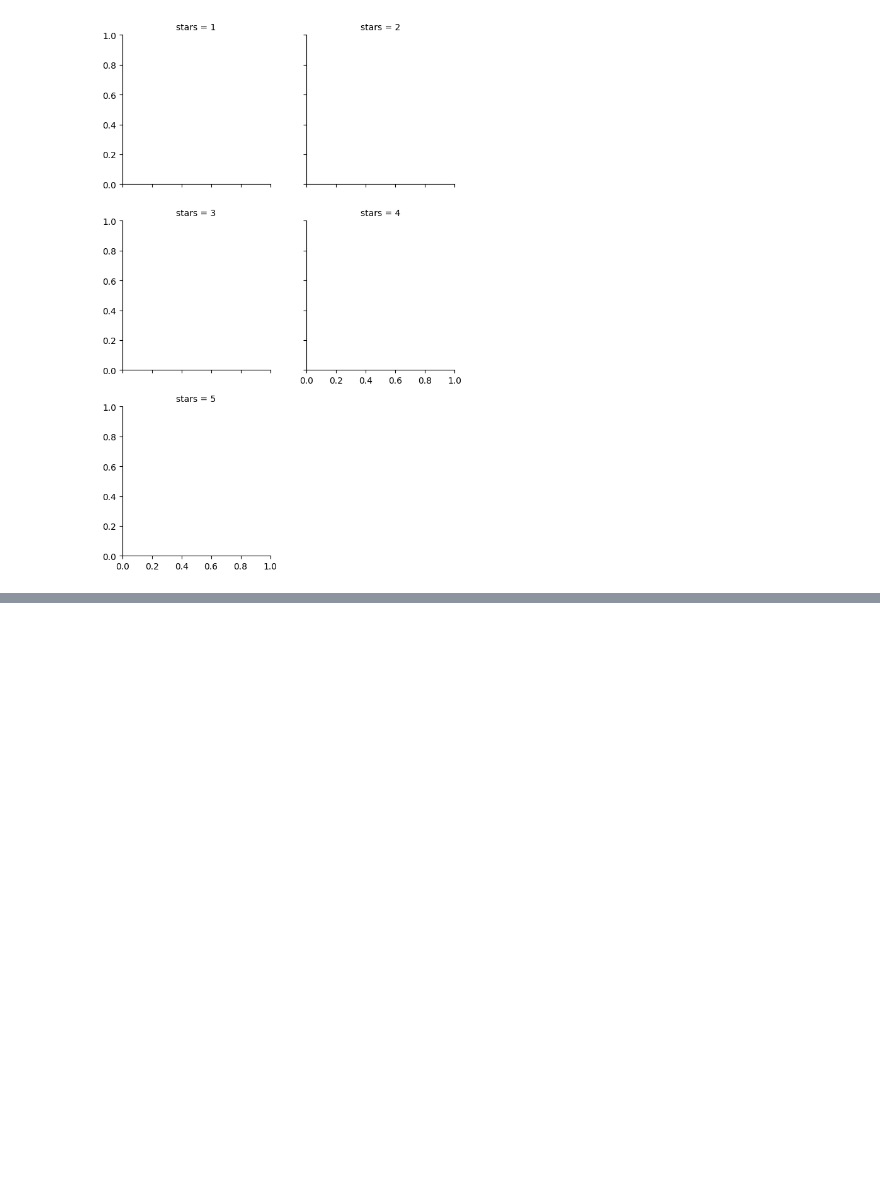
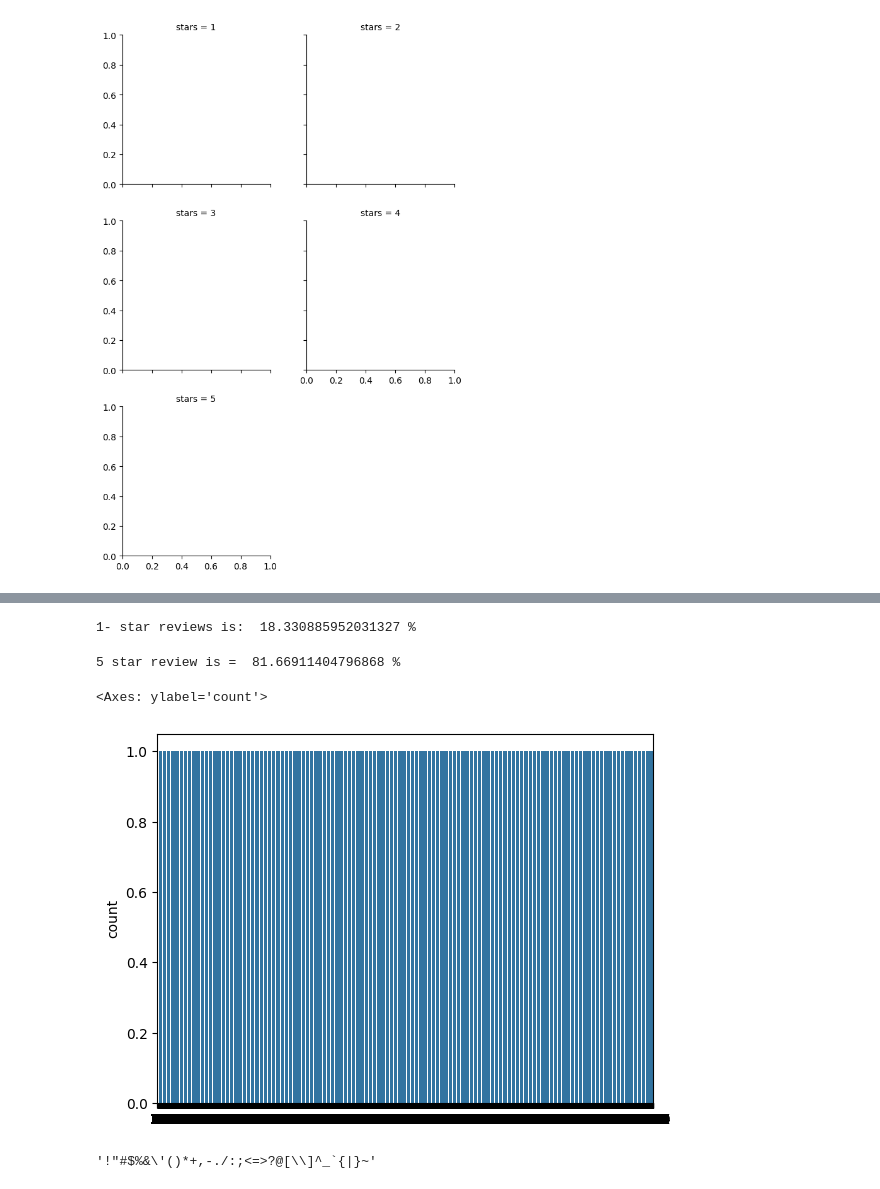
Before and after one commit to Kris1825/NLP-YELP-REVIEW-CLASSIFICATION, a Jupyter notebook: Untitled.ipynb, the cells around one changed output, grey strips where cells are left out. Saved outputs shown, nothing was run; the diff lists cells and outputs as text; code cells hidden in the pictures; blank space fills up the shorter version.

```diff
--- a/Untitled.ipynb
+++ b/Untitled.ipynb
@@ -145,0 +149,2 @@ g.map(plt.hist, 'length', bins = 10, color = 'r')
+# %%
+yelp_df_1 = yelp_df[yelp_df['stars'] == 1]
@@ -145,0 +167,2 @@ g.map(plt.hist, 'length', bins = 10, color = 'r')
+# %%
+yelp_df_5 = yelp_df[yelp_df['stars'] == 5]
@@ -145,0 +185,2 @@ g.map(plt.hist, 'length', bins = 10, color = 'r')
+# %%
+yelp_df_1_5 = pd.concat([yelp_df_1 , yelp_df_5] )
@@ -145,0 +224,18 @@ g.map(plt.hist, 'length', bins = 10, color = 'r')
+# %%
+print('1- star reviews is: ', (len(yelp_df_1)/ len(yelp_df_1_5) )*100, '%' )
+# %% [output]
+1- star reviews is:  18.330885952031327 %
+# %%
+print('5 star review is = ' , (len(yelp_df_5)/ len(yelp_df_1_5) )*100, '%' )
+# %% [output]
+5 star review is =  81.66911404796868 %
+# %%
+sns.countplot(yelp_df_1_5 ['stars'], label = "Count")
+# %% [output]
+<Axes: ylabel='count'>
+[figure, added]
+# %%
+import string
+string.punctuation
+# %% [output]
+'!"#$%&\'()*+,-./:;<=>?@[\\]^_`{|}~'
```
Also changed, not shown: parts of 10 cells of this notebook.
